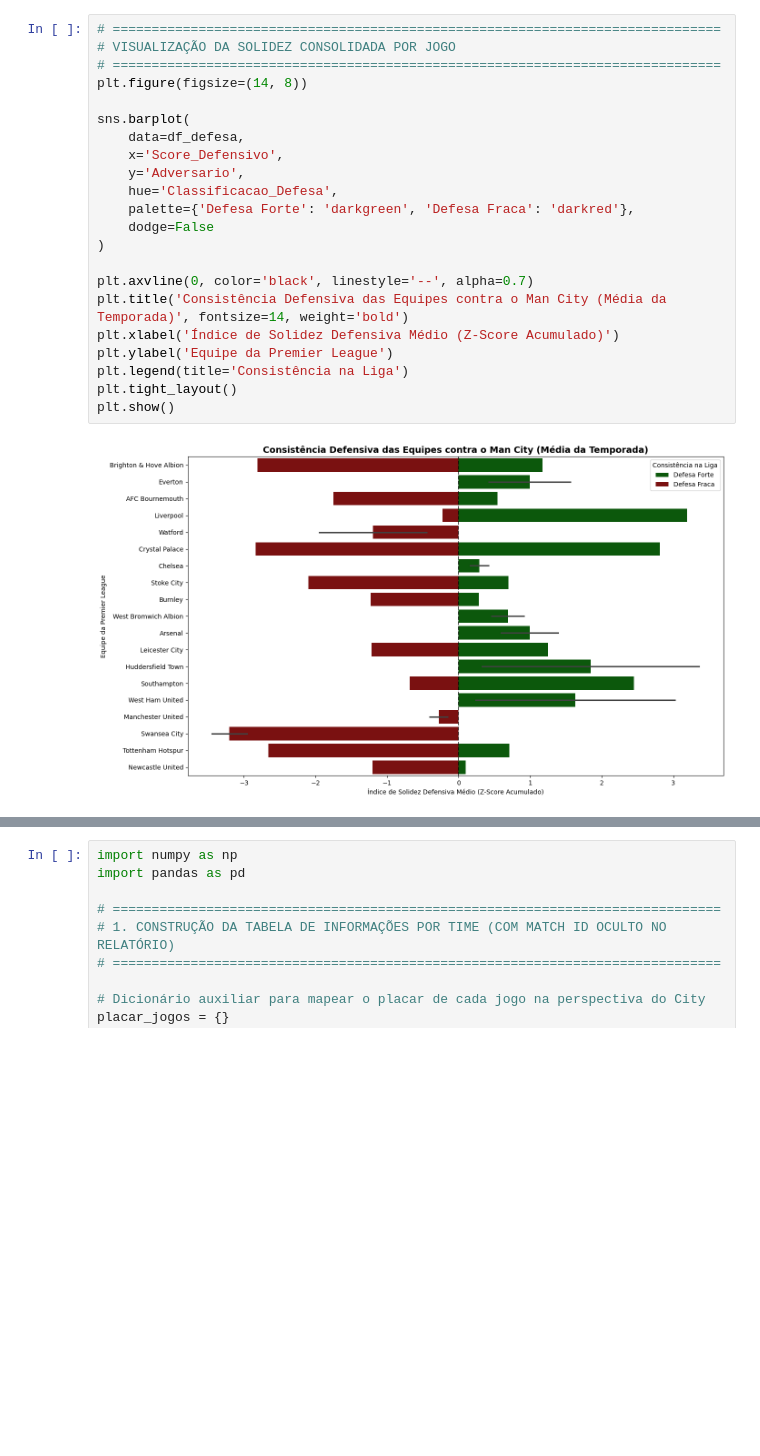
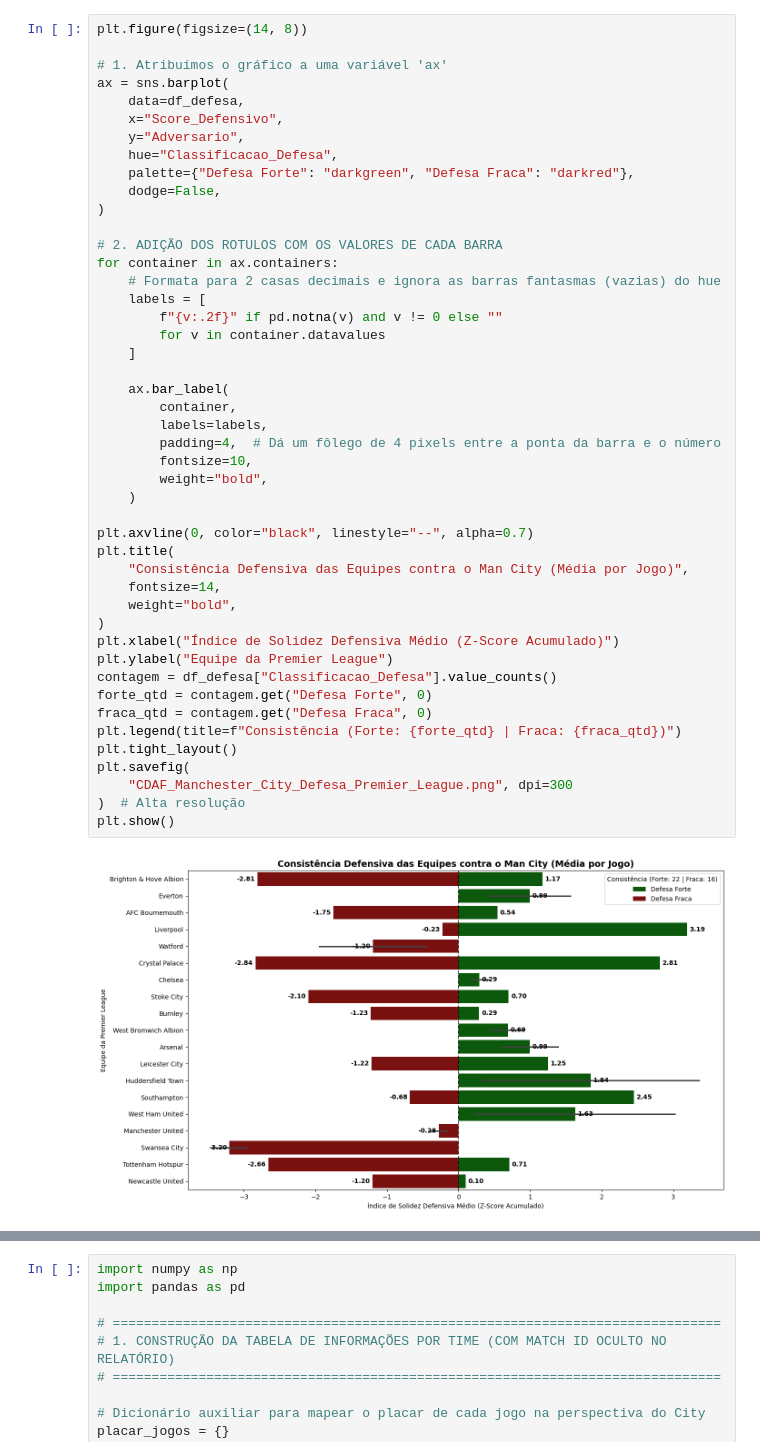
Before and after one commit to GARCl-A/city-analysis, a Jupyter notebook: main.ipynb, the cells around one changed output, grey strips where cells are left out. Drawn from its saved outputs; the diff is of its cells as text; blank space fills up the shorter version.

```diff
--- a/main.ipynb
+++ b/main.ipynb
@@ -517,28 +413,52 @@ plt.show()
 ================================================================================
 [figure]
 # %%
-# ==============================================================================
-# VISUALIZAÇÃO DA SOLIDEZ CONSOLIDADA POR JOGO
-# ==============================================================================
 plt.figure(figsize=(14, 8))
 
-sns.barplot(
+# 1. Atribuímos o gráfico a uma variável 'ax'
+ax = sns.barplot(
     data=df_defesa,
-    x='Score_Defensivo',
-    y='Adversario',
-    hue='Classificacao_Defesa',
-    palette={'Defesa Forte': 'darkgreen', 'Defesa Fraca': 'darkred'},
-    dodge=False
+    x="Score_Defensivo",
+    y="Adversario",
+    hue="Classificacao_Defesa",
+    palette={"Defesa Forte": "darkgreen", "Defesa Fraca": "darkred"},
+    dodge=False,
 )
 
-plt.axvline(0, color='black', linestyle='--', alpha=0.7)
-plt.title('Consistência Defensiva das Equipes contra o Man City (Média da Temporada)', fontsize=14, weight='bold')
-plt.xlabel('Índice de Solidez Defensiva Médio (Z-Score Acumulado)')
-plt.ylabel('Equipe da Premier League')
-plt.legend(title='Consistência na Liga')
+# 2. ADIÇÃO DOS ROTULOS COM OS VALORES DE CADA BARRA
+for container in ax.containers:
+    # Formata para 2 casas decimais e ignora as barras fantasmas (vazias) do hue
+    labels = [
+        f"{v:.2f}" if pd.notna(v) and v != 0 else ""
+        for v in container.datavalues
+    ]
+
+    ax.bar_label(
+        container,
+        labels=labels,
+        padding=4,  # Dá um fôlego de 4 pixels entre a ponta da barra e o número
+        fontsize=10,
+        weight="bold",
+    )
+
+plt.axvline(0, color="black", linestyle="--", alpha=0.7)
+plt.title(
+    "Consistência Defensiva das Equipes contra o Man City (Média por Jogo)",
+    fontsize=14,
+    weight="bold",
+)
+plt.xlabel("Índice de Solidez Defensiva Médio (Z-Score Acumulado)")
+plt.ylabel("Equipe da Premier League")
+contagem = df_defesa["Classificacao_Defesa"].value_counts()
+forte_qtd = contagem.get("Defesa Forte", 0)
+fraca_qtd = contagem.get("Defesa Fraca", 0)
+plt.legend(title=f"Consistência (Forte: {forte_qtd} | Fraca: {fraca_qtd})")
 plt.tight_layout()
+plt.savefig(
+    "CDAF_Manchester_City_Defesa_Premier_League.png", dpi=300
+)  # Alta resolução
 plt.show()
 # %% [output]
-[figure, old version]
+[figure, new version]
 # %%
 # ==============================================================================
```
Also changed, not shown: parts of 17 cells of this notebook, 12 other files.
